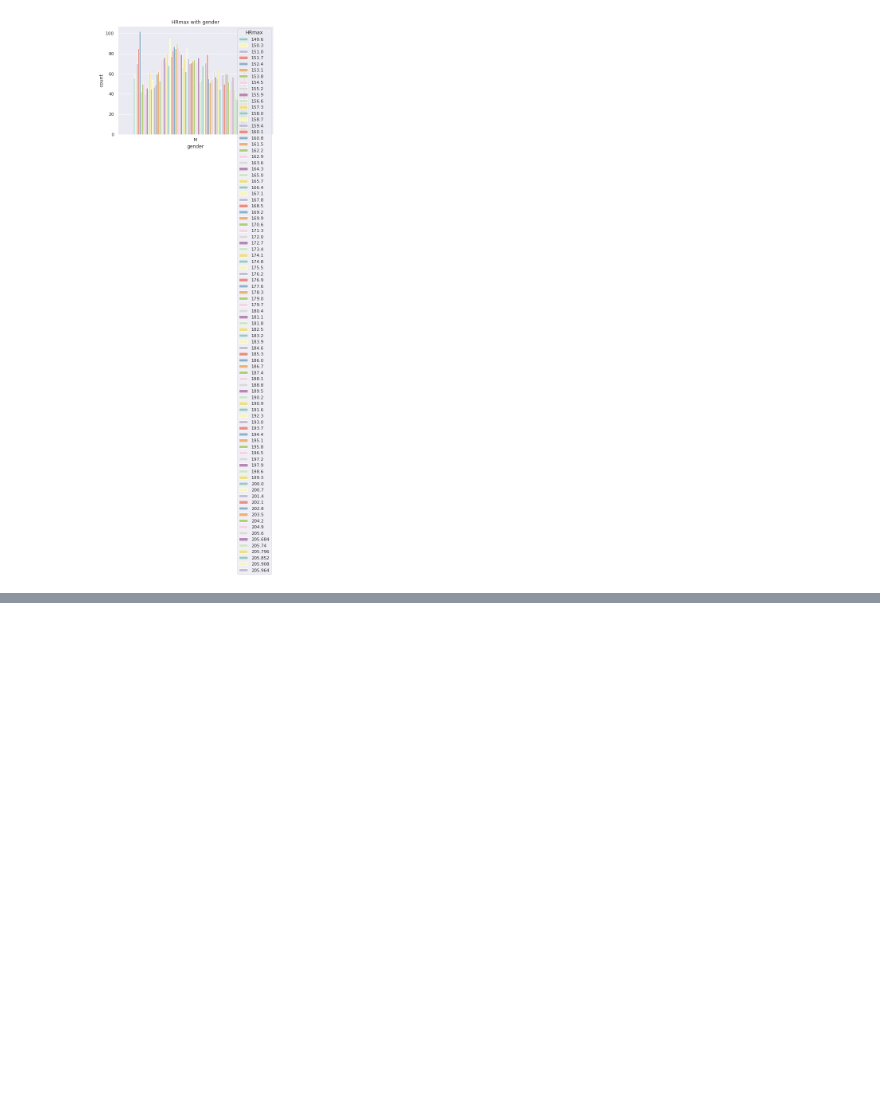
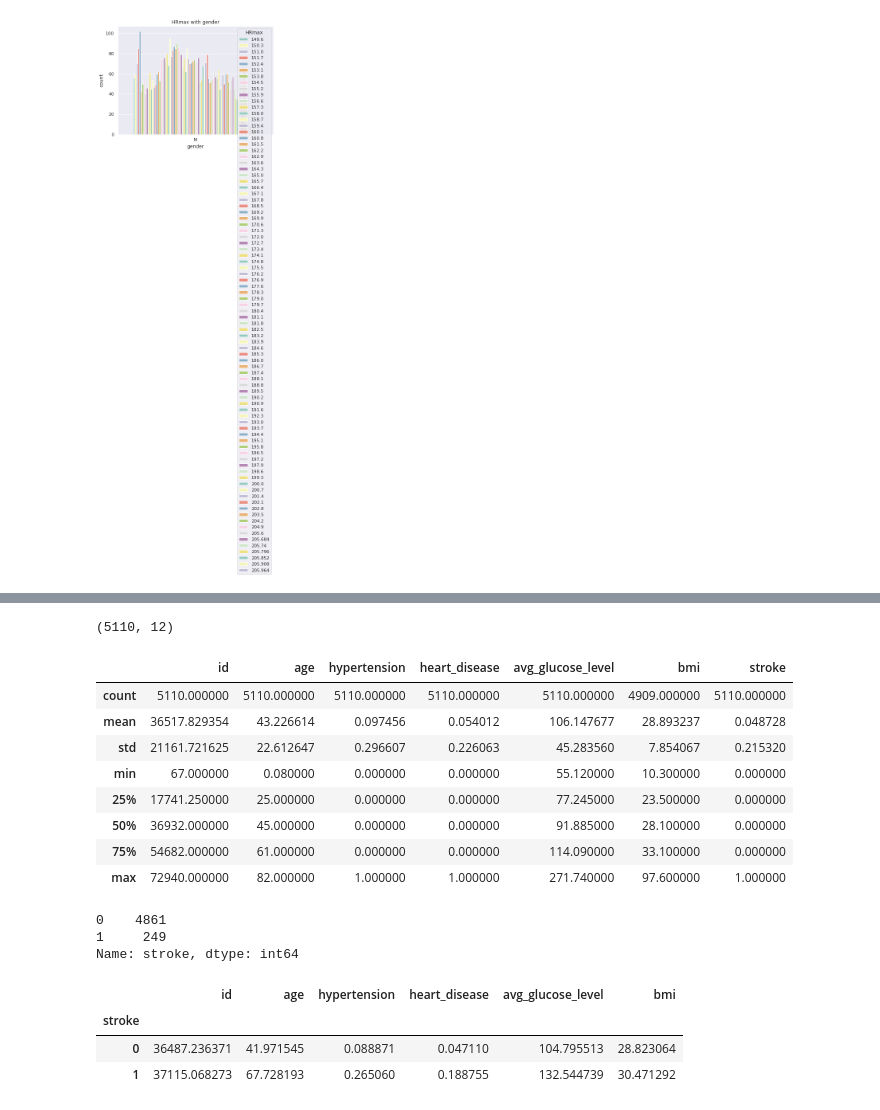
Before and after one commit to FaiyKhalid/3D-, a Jupyter notebook: Stroke Disease.ipynb, the cells around one changed output, grey strips where cells are left out. Drawn from its saved outputs; the diff is of its cells as text; code cells hidden in the pictures; blank space fills up the shorter version.

```diff
--- a/Stroke Disease.ipynb
+++ b/Stroke Disease.ipynb
@@ -447,0 +464,3 @@ plt.title('HRmax with gender'); # add title
+# %%
+# loading the diabetes dataset to a pandas DataFrame
+Stroke_dataset = pd.read_csv('Data.csv')
@@ -447,0 +477,31 @@ plt.title('HRmax with gender'); # add title
+# %%
+# number of rows and Columns in this dataset
+Stroke_dataset.shape
+# %% [output]
+(5110, 12)
+# %%
+# getting the statistical measures of the data
+Stroke_dataset.describe()
+# %% [output]
+|  | id | age | hypertension | heart_disease | avg_glucose_level | bmi | stroke |
+| count | 5110.000000 | 5110.000000 | 5110.000000 | 5110.000000 | 5110.000000 | 4909.000000 | 5110.000000 |
+| mean | 36517.829354 | 43.226614 | 0.097456 | 0.054012 | 106.147677 | 28.893237 | 0.048728 |
+| std | 21161.721625 | 22.612647 | 0.296607 | 0.226063 | 45.283560 | 7.854067 | 0.215320 |
+| min | 67.000000 | 0.080000 | 0.000000 | 0.000000 | 55.120000 | 10.300000 | 0.000000 |
+| 25% | 17741.250000 | 25.000000 | 0.000000 | 0.000000 | 77.245000 | 23.500000 | 0.000000 |
+| 50% | 36932.000000 | 45.000000 | 0.000000 | 0.000000 | 91.885000 | 28.100000 | 0.000000 |
+| 75% | 54682.000000 | 61.000000 | 0.000000 | 0.000000 | 114.090000 | 33.100000 | 0.000000 |
+| max | 72940.000000 | 82.000000 | 1.000000 | 1.000000 | 271.740000 | 97.600000 | 1.000000 |
+# %%
+Stroke_dataset ['stroke'].value_counts()
+# %% [output]
+0    4861
+1     249
+Name: stroke, dtype: int64
+# %%
+Stroke_dataset.groupby('stroke').mean()
+# %% [output]
+|  | id | age | hypertension | heart_disease | avg_glucose_level | bmi |
+| stroke |  |  |  |  |  |  |
+| 0 | 36487.236371 | 41.971545 | 0.088871 | 0.047110 | 104.795513 | 28.823064 |
+| 1 | 37115.068273 | 67.728193 | 0.265060 | 0.188755 | 132.544739 | 30.471292 |
```
Also changed, not shown: parts of 10 cells of this notebook.
